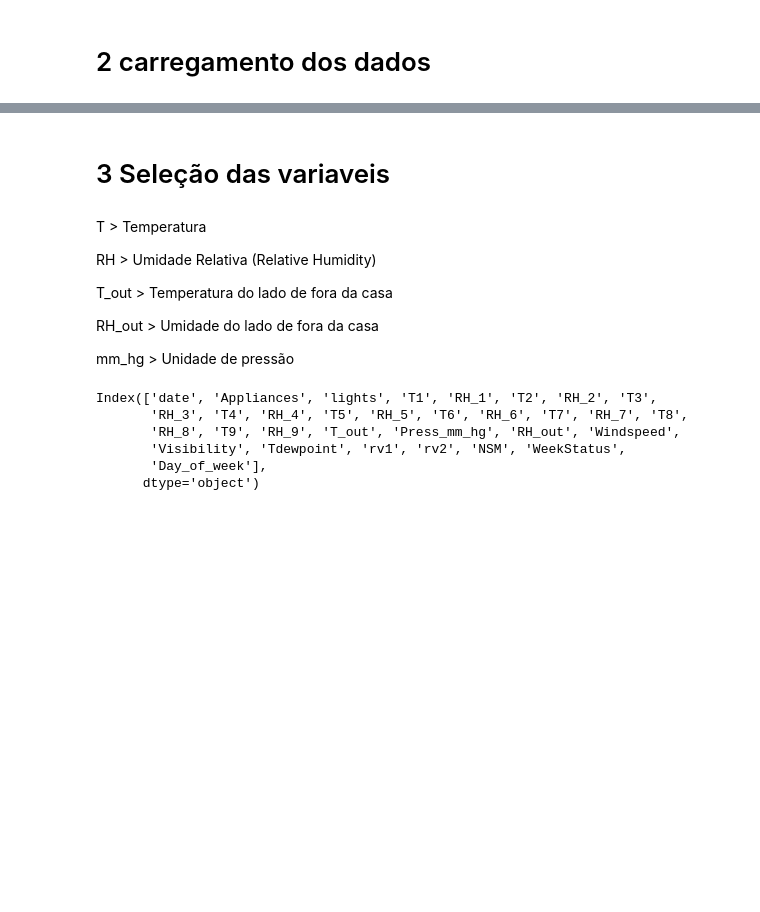
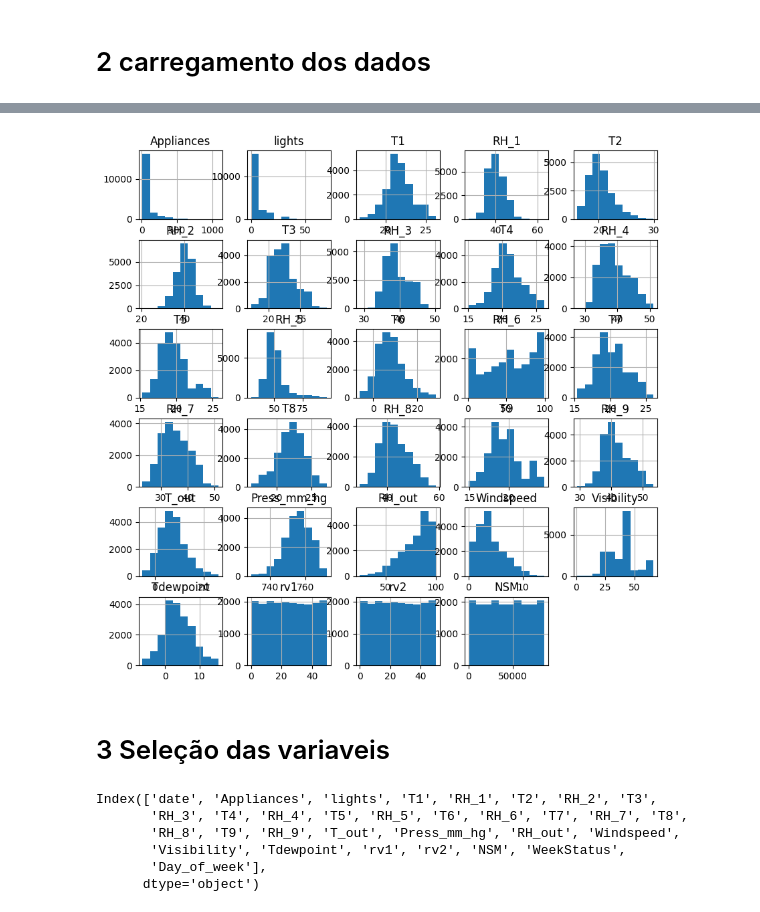
Before and after one commit to Chivunk08/Mestrado_IA, a Jupyter notebook: tese_Inteligência_Artificial/BASE DE DADOS DE CONSUMO DE ENERGIA E SENSORES DE TEMPERATURA E UMIDADE/avaliação-1.ipynb, the cells around one changed output, grey strips where cells are left out. Drawn from its saved outputs; the diff is of its cells as text; code cells hidden in the pictures; blank space fills up the shorter version.

```diff
--- a/tese_Inteligência_Artificial/BASE DE DADOS DE CONSUMO DE ENERGIA E SENSORES DE TEMPERATURA E UMIDADE/avaliação-1.ipynb
+++ b/tese_Inteligência_Artificial/BASE DE DADOS DE CONSUMO DE ENERGIA E SENSORES DE TEMPERATURA E UMIDADE/avaliação-1.ipynb
@@ -43,0 +35,5 @@ df.head()
+# %%
+# Definindo a variavel date como Index do Dataset.
+df.index = df['date']
+df = df.drop('date', 1)
+df.head(5)
@@ -44,15 +49,9 @@ df.head()
+# %%
+df.hist(figsize=(10,10));
+# %% [output]
+[figure, added]
 # %% [markdown]
 # 3 Seleção das variaveis
-# %% [markdown]
-T > Temperatura
-
-RH > Umidade Relativa (Relative Humidity)
-
-T_out > Temperatura do lado de fora da casa
-
-RH_out > Umidade do lado de fora da casa
-
-mm_hg > Unidade de pressão
 # %%
 df.columns
 # %% [output]
```
Also changed, not shown: parts of 9 cells of this notebook.
